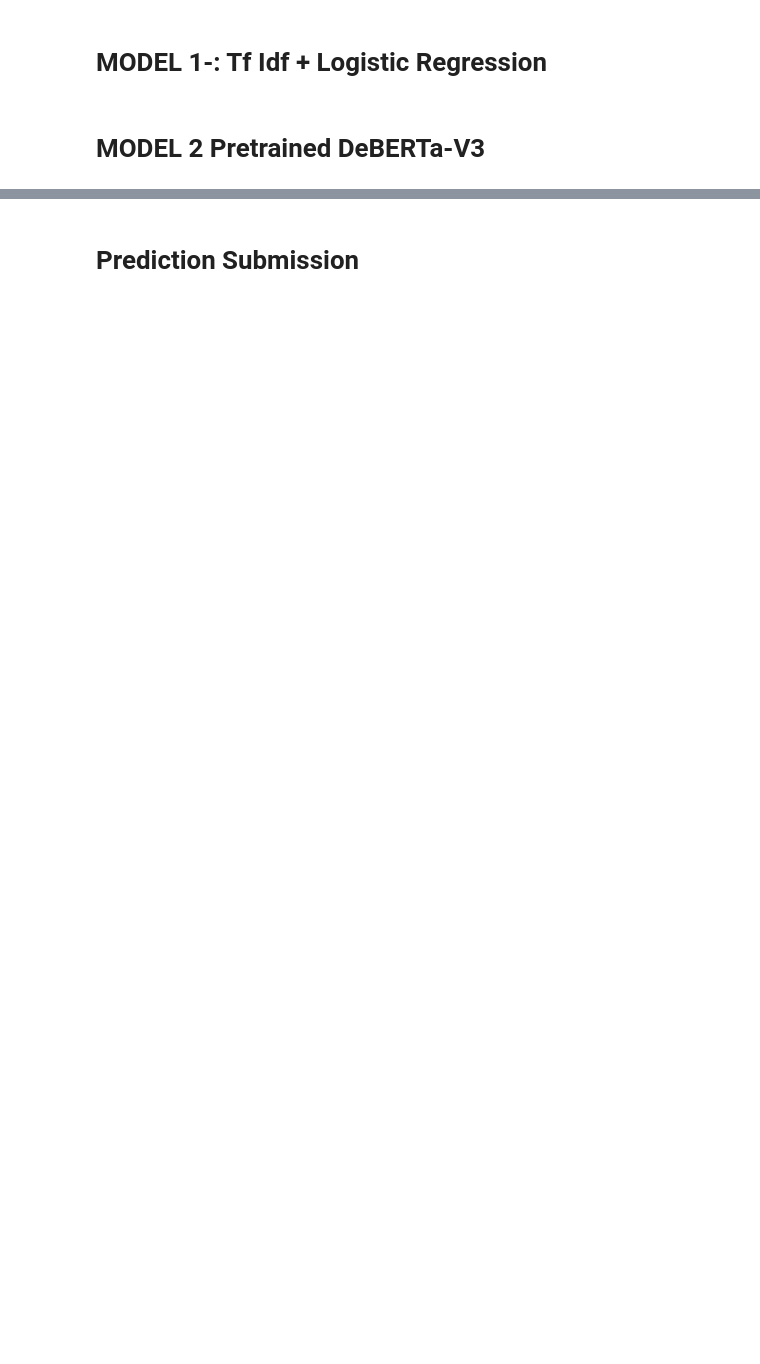
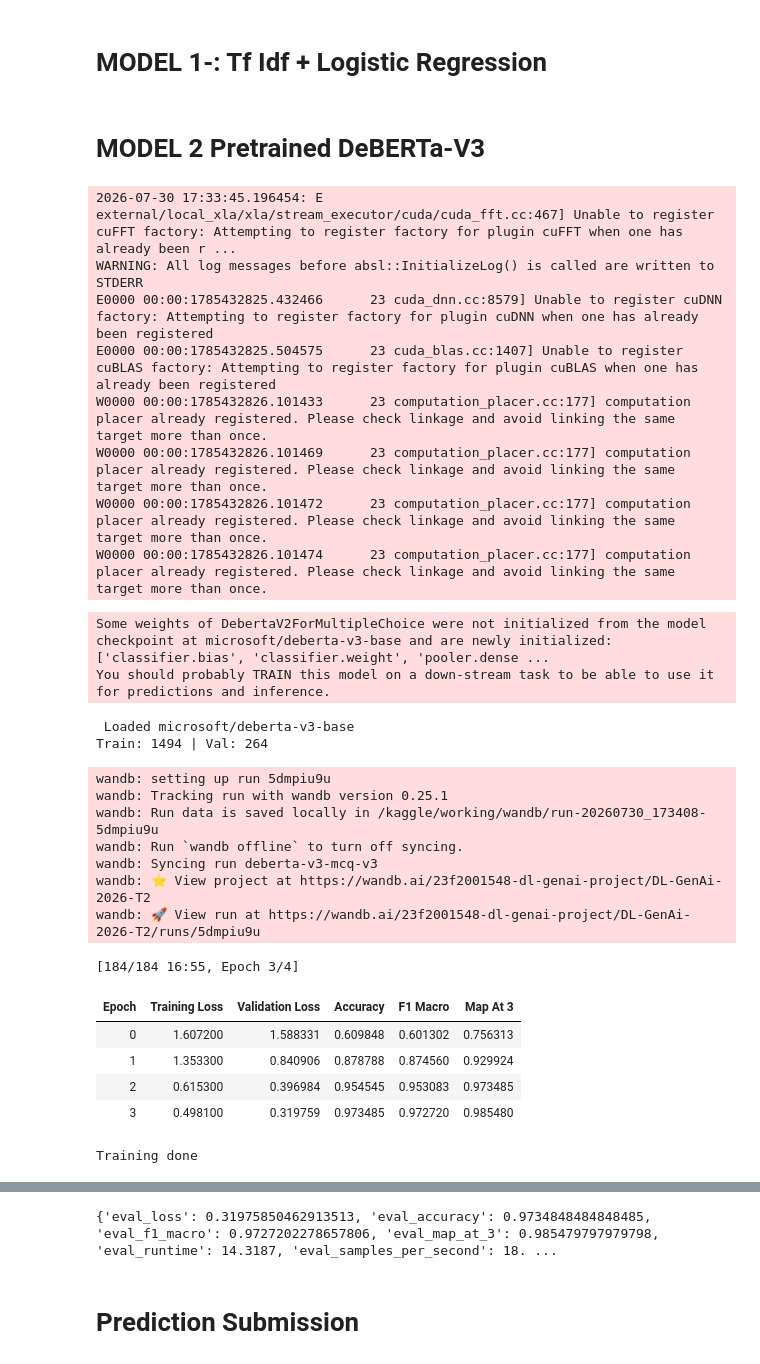
Before and after one commit to 23f2001548/DL-23f2001548-notebook-t22026, a Jupyter notebook: notebooks/DL-23f2001548-notebook-t22026.ipynb, the cells around one changed output, grey strips where cells are left out. Cells and saved outputs as stored; diff of their text form; code cells hidden in the pictures; blank space fills up the shorter version.

Commit message:
Kaggle Notebook | DL-23f2001548-notebook-t22026 | DeBERTa-v3-base MCQ fine-tuning with Trainer

```diff
--- a/notebooks/DL-23f2001548-notebook-t22026.ipynb
+++ b/notebooks/DL-23f2001548-notebook-t22026.ipynb
@@ -404,33 +586,67 @@ def compute_metrics(eval_pred):
 
     top3 = np.argsort(-probs, axis=1)[:, :3]
     true_labels = [idx2label[i] for i in labels]
     pred_ranked = [[idx2label[i] for i in row] for row in top3]
 
     map3 = map_at_3(true_labels, pred_ranked)
 
     return {'accuracy': acc, 'f1_macro': f1, 'map_at_3': map3}
 
 # Training
 
 training_args = TrainingArguments(
     output_dir = './deberta_mcq',
-    run_name = 'deberta-v3-mcq-v1',
+    run_name = 'deberta-v3-mcq-v3',
     report_to = 'wandb',
-    learning_rate= 2e-5,
+    learning_rate = 1e-5,
     per_device_train_batch_size = 4,
-    num_train_epochs = 3,
+    per_device_eval_batch_size = 8,
+    gradient_accumulation_steps = 4,
+    num_train_epochs = 4,
+    weight_decay = 0.01, warmup_ratio = 0.1,
+    max_grad_norm = 1.0,
     eval_strategy= 'epoch',
     save_strategy= 'epoch',
+    fp16 = False,
+    logging_steps = 20,
+    save_total_limit = 1,
     seed = SEED
 )
 
 trainer = Trainer(
     model = model, args = training_args,
     train_dataset = train_dataset,
     eval_dataset = val_dataset,
     compute_metrics = compute_metrics
 )
 
 trainer.train()
 print("Training done")
 print(trainer.evaluate())
+# %% [output]
+2026-07-30 17:33:45.196454: E external/local_xla/xla/stream_executor/cuda/cuda_fft.cc:467] Unable to register cuFFT factory: Attempting to register factory for plugin cuFFT when one has already been r ...
+WARNING: All log messages before absl::InitializeLog() is called are written to STDERR
+E0000 00:00:1785432825.432466      23 cuda_dnn.cc:8579] Unable to register cuDNN factory: Attempting to register factory for plugin cuDNN when one has already been registered
+E0000 00:00:1785432825.504575      23 cuda_blas.cc:1407] Unable to register cuBLAS factory: Attempting to register factory for plugin cuBLAS when one has already been registered
+W0000 00:00:1785432826.101433      23 computation_placer.cc:177] computation placer already registered. Please check linkage and avoid linking the same target more than once.
+W0000 00:00:1785432826.101469      23 computation_placer.cc:177] computation placer already registered. Please check linkage and avoid linking the same target more than once.
+W0000 00:00:1785432826.101472      23 computation_placer.cc:177] computation placer already registered. Please check linkage and avoid linking the same target more than once.
+W0000 00:00:1785432826.101474      23 computation_placer.cc:177] computation placer already registered. Please check linkage and avoid linking the same target more than once.
+Some weights of DebertaV2ForMultipleChoice were not initialized from the model checkpoint at microsoft/deberta-v3-base and are newly initialized: ['classifier.bias', 'classifier.weight', 'pooler.dense ...
+You should probably TRAIN this model on a down-stream task to be able to use it for predictions and inference.
+ Loaded microsoft/deberta-v3-base
+Train: 1494 | Val: 264
+wandb: setting up run 5dmpiu9u
+wandb: Tracking run with wandb version 0.25.1
+wandb: Run data is saved locally in /kaggle/working/wandb/run-20260730_173408-5dmpiu9u
+wandb: Run `wandb offline` to turn off syncing.
+wandb: Syncing run deberta-v3-mcq-v3
+wandb: ⭐️ View project at https://wandb.ai/23f2001548-dl-genai-project/DL-GenAi-2026-T2
+wandb: 🚀 View run at https://wandb.ai/23f2001548-dl-genai-project/DL-GenAi-2026-T2/runs/5dmpiu9u
+[184/184 16:55, Epoch 3/4]
+| Epoch | Training Loss | Validation Loss | Accuracy | F1 Macro | Map At 3 |
+| 0 | 1.607200 | 1.588331 | 0.609848 | 0.601302 | 0.756313 |
+| 1 | 1.353300 | 0.840906 | 0.878788 | 0.874560 | 0.929924 |
+| 2 | 0.615300 | 0.396984 | 0.954545 | 0.953083 | 0.973485 |
+| 3 | 0.498100 | 0.319759 | 0.973485 | 0.972720 | 0.985480 |
+Training done
@@ -437,3 +654,4 @@ print(trainer.evaluate())
+{'eval_loss': 0.31975850462913513, 'eval_accuracy': 0.9734848484848485, 'eval_f1_macro': 0.9727202278657806, 'eval_map_at_3': 0.985479797979798, 'eval_runtime': 14.3187, 'eval_samples_per_second': 18. ...
 # %% [markdown]
 # Prediction Submission
 # %%
```
Also changed, not shown: parts of 20 cells of this notebook.
